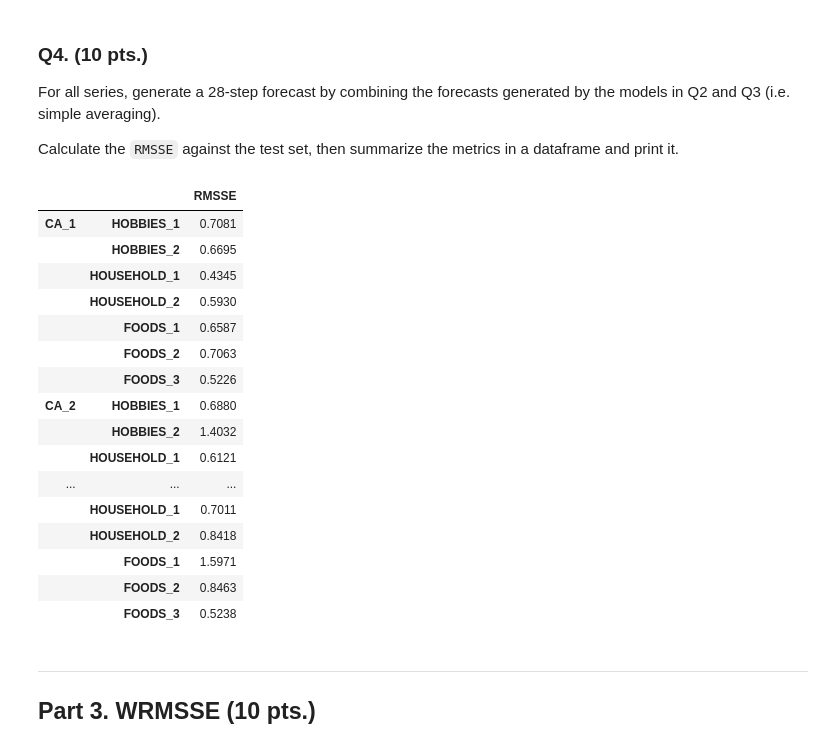
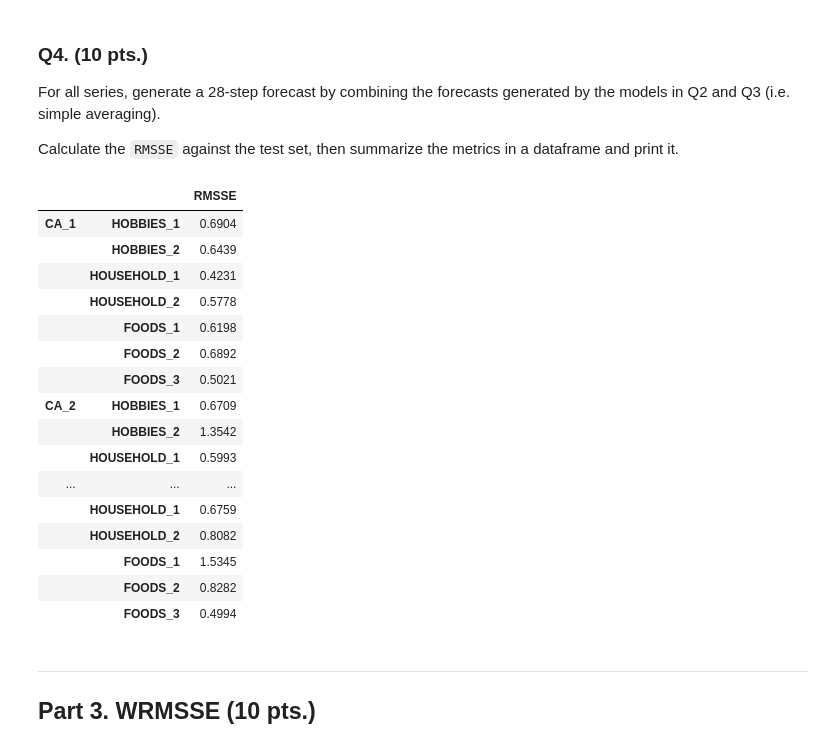
Before and after one commit to adrianemikko/tsa2021-m5, a Jupyter notebook: The Final Project 1.ipynb, the cells around one changed output. Drawn from its saved outputs; the diff is of its cells as text; code cells hidden in the pictures.

```diff
--- a/The Final Project 1.ipynb
+++ b/The Final Project 1.ipynb
@@ -148,13 +153,13 @@ pred = {}
 
 for col in train_df_9:
     model.fit(None, train_df_9[col])
-    pred[col] = model.predict(train_df_9[col].iloc[-56:]).squeeze()
+    pred[col] = model.predict(trainOG_df_9[col].iloc[-56:]).squeeze()
 # %%
 df_pred_9_rrlgb = pd.DataFrame(pred)
 df_pred_9_rrlgb.index=test_df_9.index
 
 df_res_9_rrlgb = rateMyForecast(
-    train_df_9, test_df_9, df_pred_9_rrlgb)['RMSSE']
+    trainOG_df_9, test_df_9, df_pred_9_rrlgb)['RMSSE']
 res["RecursiveRegressor(LGBMRegressor)"] = df_res_9_rrlgb
 
 df_res_9_rrlgb.index = pd.MultiIndex.from_tuples(df_res_9_rrlgb.index)
@@ -190,18 +195,18 @@ model = MultiOutputRegressor(
 pred = {}
 
 for col in train_df_9:
-    X_train, X_test, y_train, y_test = TimeseriesGenerator(
+    X_train, _, y_train, _ = TimeseriesGenerator(
         X=train_df_9[col],
-        y=test_df_9[col],
+        y=None,
         w=56,
         h=28)
     model.fit(X_train, y_train)
-    pred[col] = model.predict(X_test).squeeze()
+    pred[col] = model.predict([trainOG_df_9[col].iloc[-56:]]).squeeze()
 # %%
 df_pred_9_morlgb = pd.DataFrame(pred, index=test_df_9.index)
 
 df_res_9_morlgb = rateMyForecast(
-    train_df_9, test_df_9, df_pred_9_morlgb)['RMSSE']
+    trainOG_df_9, test_df_9, df_pred_9_morlgb)['RMSSE']
 res["MultiOutputRegressor(LGBMRegressor)"] = df_res_9_morlgb
 
 df_res_9_morlgb.index = pd.MultiIndex.from_tuples(df_res_9_morlgb.index)
@@ -233,30 +238,30 @@ Calculate the `RMSSE` against the test set, then summarize the metrics in a data
 # %%
 df_pred_9_combo = (df_pred_9_morlgb + df_pred_9_rrlgb) / 2
 
 df_res_9_combo = rateMyForecast(
-    train_df_9, test_df_9, df_pred_9_combo)['RMSSE']
+    trainOG_df_9, test_df_9, df_pred_9_combo)['RMSSE']
 res["Combo(LGBMRegressor)"] = df_res_9_combo
 
 df_res_9_combo.index = pd.MultiIndex.from_tuples(df_res_9_combo.index)
 df_res_9_combo.to_frame()
 # %% [output]
 |  |  | RMSSE |
-| CA_1 | HOBBIES_1 | 0.7081 |
-|  | HOBBIES_2 | 0.6695 |
-|  | HOUSEHOLD_1 | 0.4345 |
-|  | HOUSEHOLD_2 | 0.5930 |
-|  | FOODS_1 | 0.6587 |
-|  | FOODS_2 | 0.7063 |
-|  | FOODS_3 | 0.5226 |
-| CA_2 | HOBBIES_1 | 0.6880 |
-|  | HOBBIES_2 | 1.4032 |
-|  | HOUSEHOLD_1 | 0.6121 |
+| CA_1 | HOBBIES_1 | 0.6904 |
+|  | HOBBIES_2 | 0.6439 |
+|  | HOUSEHOLD_1 | 0.4231 |
+|  | HOUSEHOLD_2 | 0.5778 |
+|  | FOODS_1 | 0.6198 |
+|  | FOODS_2 | 0.6892 |
+|  | FOODS_3 | 0.5021 |
+| CA_2 | HOBBIES_1 | 0.6709 |
+|  | HOBBIES_2 | 1.3542 |
+|  | HOUSEHOLD_1 | 0.5993 |
 | ... | ... | ... |
-|  | HOUSEHOLD_1 | 0.7011 |
-|  | HOUSEHOLD_2 | 0.8418 |
-|  | FOODS_1 | 1.5971 |
-|  | FOODS_2 | 0.8463 |
-|  | FOODS_3 | 0.5238 |
+|  | HOUSEHOLD_1 | 0.6759 |
+|  | HOUSEHOLD_2 | 0.8082 |
+|  | FOODS_1 | 1.5345 |
+|  | FOODS_2 | 0.8282 |
+|  | FOODS_3 | 0.4994 |
 # %% [markdown]
 ---
 
```
Also changed, not shown: parts of 9 cells of this notebook, 1 other file.
